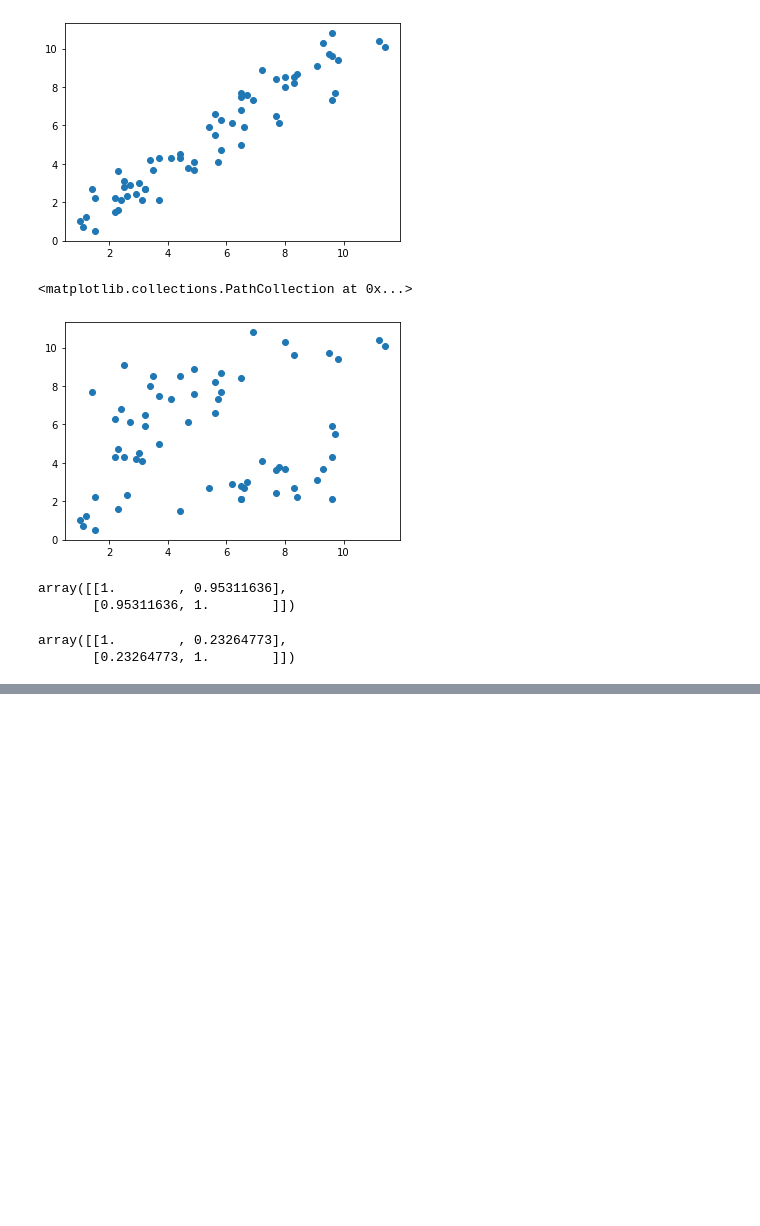
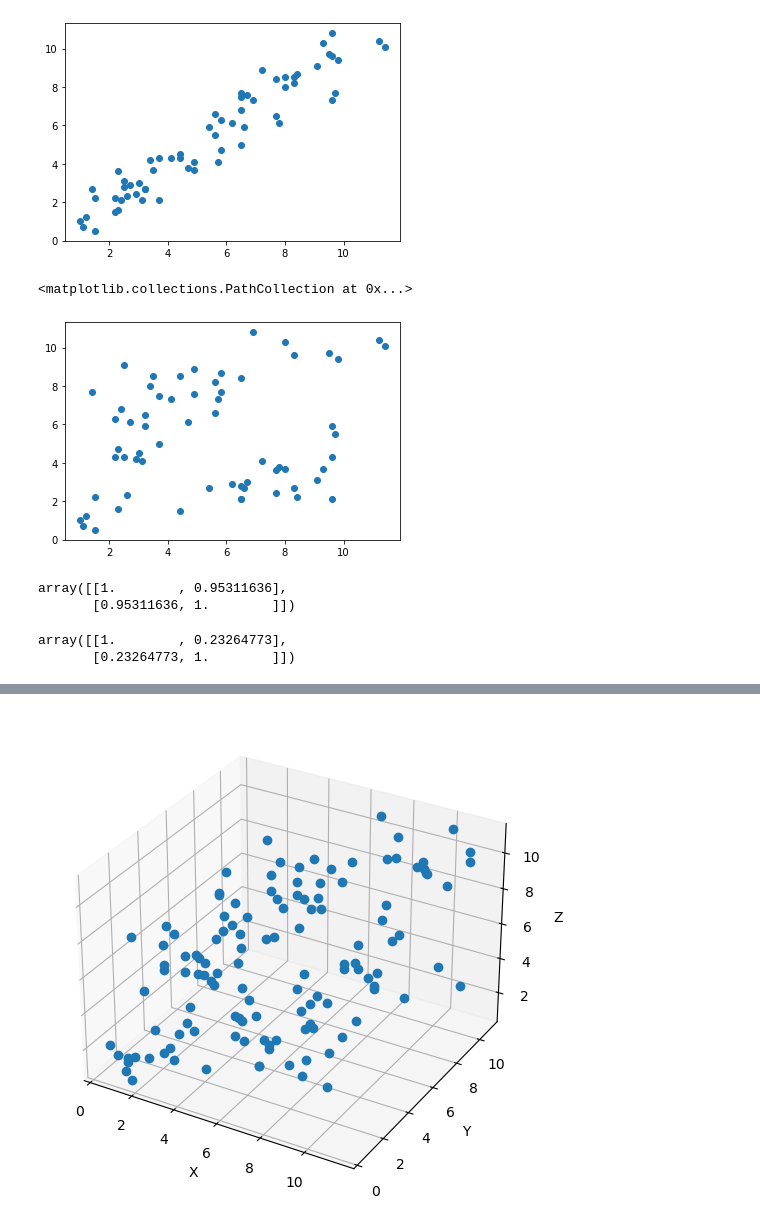
Before and after one commit to mdona0/Python-project, a Jupyter notebook: TDAsampleData.ipynb, the cells around one changed output, grey strips where cells are left out. Drawn from its saved outputs; the diff is of its cells as text; code cells hidden in the pictures; blank space fills up the shorter version.

```diff
--- a/TDAsampleData.ipynb
+++ b/TDAsampleData.ipynb
@@ -74,0 +112,36 @@ plot_diagrams(diagrams2, show=True)
+# %%
+x2 = np.array([1, 2.2, 1.5, 2.3, 5.8, 4.1, 6.7, 5.8, 4.9, 7.7, 6.5, 9.6, 9.3, 11.2, 3.4, 5.4, 8.4, 6.5, 1.1, 2.4, 3.2, 4.4, 7.7, 6.6,
+             3.2, 2.9, 9.8, 8, 3, 2.2, 9.5,
+              1.2, 2.3, 1.4, 2.5, 5.7, 4.4, 6.5, 5.6, 4.7, 7.8, 6.9, 9.7, 9.6, 11.4, 3.7, 5.6, 8.3, 6.2, 1.5, 2.6, 3.7, 4.9, 7.2, 6.5,
+             3.1, 2.5, 9.6, 8.3, 3.5, 2.7, 9.1, 8,1, 4.3, 2.2, 4.7, 7.7, 7.3, 3, 8.7, 7.6, 2.4, 8.4, 5.9, 3.7, 10.4, 8, 2.7, 2.2, 2.1, 0.7, 6.8, 5.9, 1.5, 3.6, 2.7,
+             6.5, 4.2, 9.4, 10.3, 4.5, 6.3, 9.7,
+              1.2, 1.6, 7.7, 9.1, 7.3, 8.5, 2.1, 8.2, 6.1, 3.8, 10.8, 5.5, 2.1, 10.1, 7.5, 6.6, 2.7, 2.9, 0.5, 2.3, 5.0, 8.9, 4.1, 2.8,
+             4.1, 4.3, 4.3, 9.6, 8.5, 6.1, 3.1, 3.7])
+y2 = np.array([1, 4.3, 2.2, 4.7, 7.7, 7.3, 3, 8.7, 7.6, 2.4, 8.4, 5.9, 3.7, 10.4, 8, 2.7, 2.2, 2.1, 0.7, 6.8, 5.9, 1.5, 3.6, 2.7,
+             6.5, 4.2, 9.4, 10.3, 4.5, 6.3, 9.7,
+              1.2, 1.6, 7.7, 9.1, 7.3, 8.5, 2.1, 8.2, 6.1, 3.8, 10.8, 5.5, 2.1, 10.1, 7.5, 6.6, 2.7, 2.9, 0.5, 2.3, 5.0, 8.9, 4.1, 2.8,
+             4.1, 4.3, 4.3, 9.6, 8.5, 6.1, 3.1, 3.7,
+              1, 4.3, 2.2, 4.7, 7.7, 7.3, 3, 8.7, 7.6, 2.4, 8.4, 5.9, 3.7, 10.4, 8, 2.7, 2.2, 2.1, 0.7, 6.8, 5.9, 1.5, 3.6, 2.7,
+             6.5, 4.2, 9.4, 10.3, 4.5, 6.3, 9.7,
+              1.2, 1.6, 7.7, 9.1, 7.3, 8.5, 2.1, 8.2, 6.1, 3.8, 10.8, 5.5, 2.1, 10.1, 7.5, 6.6, 2.7, 2.9, 0.5, 2.3, 5.0, 8.9, 4.1, 2.8,
+             4.1, 4.3, 4.3, 9.6, 8.5, 6.1, 3.1, 3.7])
+z2 = np.array([1, 4.3, 2.2, 4.7, 7.7, 7.3, 3, 8.7, 7.6, 2.4, 8.4, 5.9, 3.7, 10.4, 8, 2.7, 2.2, 2.1, 0.7, 6.8, 5.9, 1.5, 3.6, 2.7,
+             6.5, 4.2, 9.4, 10.3, 4.5, 6.3, 9.7,
+              1.2, 1.6, 7.7, 9.1, 7.3, 8.5, 2.1, 8.2, 6.1, 3.8, 10.8, 5.5, 2.1, 10.1, 7.5, 6.6, 2.7, 2.9, 0.5, 2.3, 5.0, 8.9, 4.1, 2.8,
+             4.1, 4.3, 4.3, 9.6, 8.5, 6.1, 3.1, 3.7,
+                1.2, 2.3, 1.4, 2.5, 5.7, 4.4, 6.5, 5.6, 4.7, 7.8, 6.9, 9.7, 9.6, 11.4, 3.7, 5.6, 8.3, 6.2, 1.5, 2.6, 3.7, 4.9, 7.2, 6.5,
+             3.1, 2.5, 9.6, 8.3, 3.5, 2.7, 9.1, 8,1, 4.3, 2.2, 4.7, 7.7, 7.3, 3, 8.7, 7.6, 2.4, 8.4, 5.9, 3.7, 10.4, 8, 2.7, 2.2, 2.1, 0.7, 6.8, 5.9, 1.5, 3.6, 2.7,
+             6.5, 4.2, 9.4, 10.3, 4.5, 6.3, 9.7,])
+# %%
+fig = plt.figure()
+ax = Axes3D(fig)
+
+ax.set_xlabel("X")
+ax.set_ylabel("Y")
+ax.set_zlabel("Z")
+
+ax.plot(x2,y2,z2,marker="o",linestyle='None')
+
+plt.show()
+# %% [output]
+[figure, added]
```
Also changed, not shown: parts of 7 cells of this notebook.
